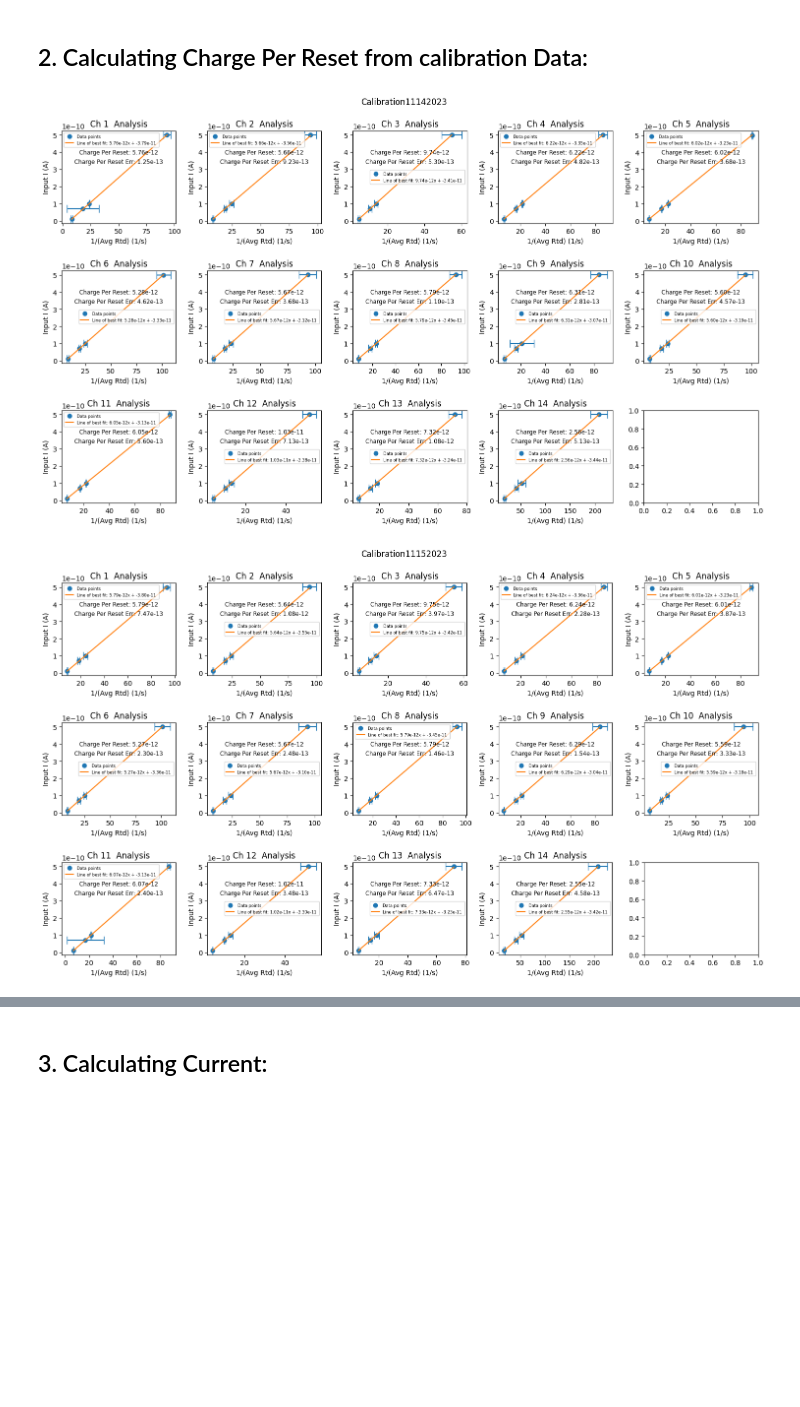
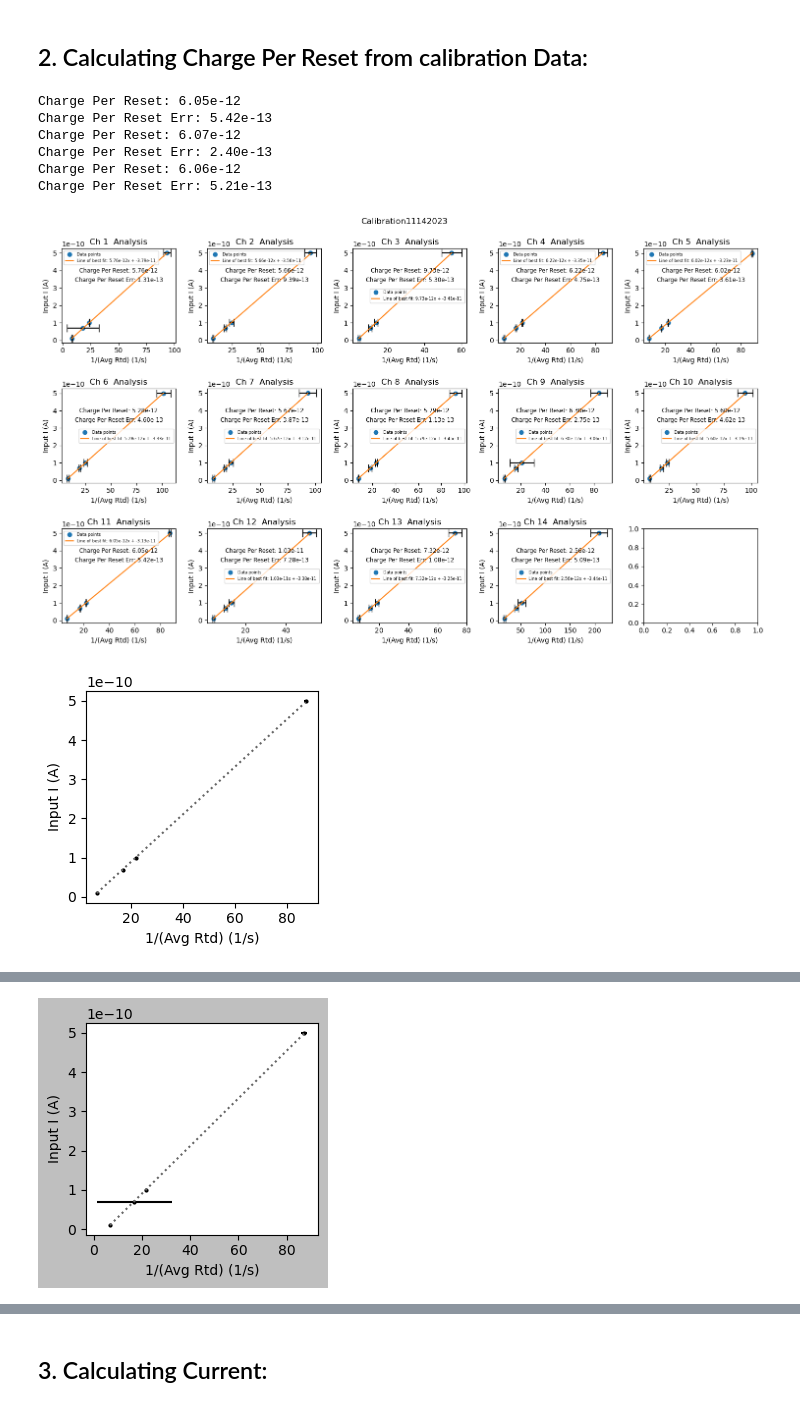
Before and after one commit to OliviaSeidel/SAQ_TestStand, a Jupyter notebook: ProcessVargheseAlfredosSweep/MasterPlotter.ipynb, the cells around one changed output, grey strips where cells are left out. Drawn from its saved outputs; the diff is of its cells as text; code cells hidden in the pictures; blank space fills up the shorter version.

```diff
--- a/ProcessVargheseAlfredosSweep/MasterPlotter.ipynb
+++ b/ProcessVargheseAlfredosSweep/MasterPlotter.ipynb
@@ -254,32 +254,66 @@ for num in range(0, len(chargePerResetChPerCalibration)):
 
         # Print ChargePerResetErr below the legend with spacing
         axs[i].text(
             0.5, ymin + 0.7 ,
             f'Charge Per Reset Err: {slope_error:.2e}',
             ha='center', va='top', fontsize='small', color='black', transform=axs[i].transAxes
         )
         axs[i].text(
             0.5, ymin + 0.8 ,
             f'Charge Per Reset: {coefficients[0]:.2e}',
             ha='center', va='top', fontsize='small', color='black', transform=axs[i].transAxes
         )
 
         # Add legend with all entries
         axs[i].legend(legend_entries, loc='upper left', fontsize='small')
 
         # Set labels and title for the subplot
         axs[i].set_xlabel('1/(Avg Rtd) (1/s)')
         axs[i].set_ylabel('Input I (A)')
         axs[i].set_title('Ch ' + str(i+1) + '  Analysis')
 
         # Show legend with smaller font size
         axs[i].legend(fontsize=6)
 
+        # For paper plot the individual calibration fit
+        if i+1 ==11:
+            individualFig = plt.figure()
+            individualFig.set_size_inches(3, 3)
+            plt.style.use('grayscale')
+            plt.plot
+            plt.plot(x, y, 'o', label='Data points',markersize='2')
+            plt.errorbar(x, y, xerr=(xerr, xerr), fmt='none', capsize=0, markersize='2')
+            plt.plot(x, line_of_best_fit, linestyle='dotted', label=f'Line of best fit: {coefficients[0]:.2e}x + {coefficients[1]:.2e}', markersize=1)
+            '''
+            plt.text(
+                0.5, ymin + 1.7 ,
+                f'Charge Per Reset Err: {slope_error:.2e}',
+                ha='center', va='top', fontsize='small', color='black', transform=axs[i].transAxes
+            )
+            plt.text(
+                0.5, ymin + 1.8 ,
+                f'Charge Per Reset: {coefficients[0]:.2e}',
+                ha='center', va='top', fontsize='small', color='black', transform=axs[i].transAxes
+            )
+            '''
+            print(f'Charge Per Reset: {coefficients[0]:.2e}')
+            print(f'Charge Per Reset Err: {slope_error:.2e}')
+            plt.xlabel('1/(Avg Rtd) (1/s)')
+            plt.ylabel('Input I (A)')
+            individualFig.tight_layout()
+            plt.savefig(os.path.join(current_dir.split('Process')[0],'Plots/VargheseAlfredoData/CalibrationFit/Individual')+str(dir.split('/')[-1])+'.pdf', dpi=1000)
+
     # Adjust layout for better spacing
     fig.suptitle(str(dir.split('/')[-1]))
 
     fig.tight_layout()
     fig.savefig(os.path.join(current_dir.split('Process')[0],'Plots/VargheseAlfredoData/CalibrationFit/')+str(dir.split('/')[-1])+'.png', dpi=500)
 # %% [output]
+Charge Per Reset: 6.05e-12
+Charge Per Reset Err: 5.42e-13
+Charge Per Reset: 6.07e-12
+Charge Per Reset Err: 2.40e-13
+Charge Per Reset: 6.06e-12
+Charge Per Reset Err: 5.21e-13
-[figure, old version]
+[figure, new version]
-[figure, old version]
+[figure, new version]
@@ -286,0 +321 @@ for num in range(0, len(chargePerResetChPerCalibration)):
+[figure, added]
```
Also changed, not shown: parts of 8 cells of this notebook, 45 other files.
